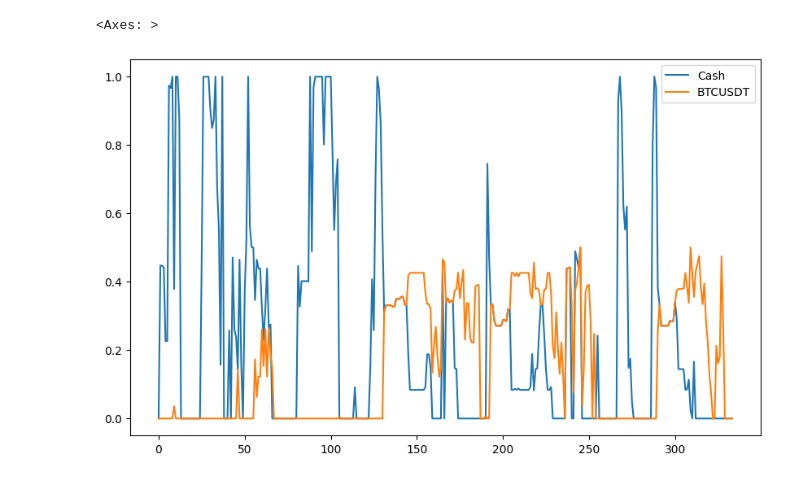
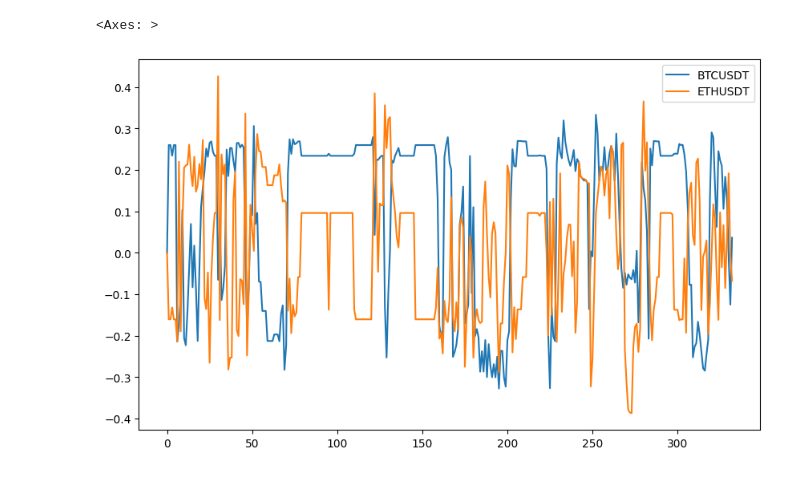
Before and after one commit to zanyev/desafio_quant_2023, a Jupyter notebook: testing.ipynb, the cells around one changed output. Saved outputs shown, nothing was run; the diff lists cells and outputs as text; code cells hidden in the pictures.

```diff
--- a/testing.ipynb
+++ b/testing.ipynb
@@ -65,4 +76,11 @@ env = TradingEnv(df_fechamento,[normalized_fech,macd,rsi,ewma_diff],daily_risk_f
 model = PPO.load('./Training/Logs/best_model.zip')
+# %%
+def NormalizeAction(action):
+    if all(action) == 0:
+      action = 1/len(action)
+    else:
+      action = action/sum(np.abs(action))
+    return action
 # %%
 stats = {
   'ganho_total':[],
@@ -82,10 +100,7 @@ for _ in range(1):
       obs,reward, done ,truncated,info = env.step(action)
       total_ganho +=reward
       termination = (done or truncated)
-      if sum(action) != 0:
-         action = action/sum(action)
-      else:
-         action = env.softmax_normalization(action)
+      action = NormalizeAction(action)
       acoes.append(action)
       rewards.append(reward)
   stats['ganho_total'].append(total_ganho)
@@ -123,5 +138,5 @@ plt.legend()
 # %%
-portfolio_weights[['Cash','BTCUSDT']].plot(figsize=(10,6))
+portfolio_weights[['BTCUSDT','ETHUSDT']].plot(figsize=(10,6))
 # %% [output]
 <Axes: >
-[figure, old version]
+[figure, new version]
```
Also changed, not shown: parts of 7 cells of this notebook, 18 other files.
